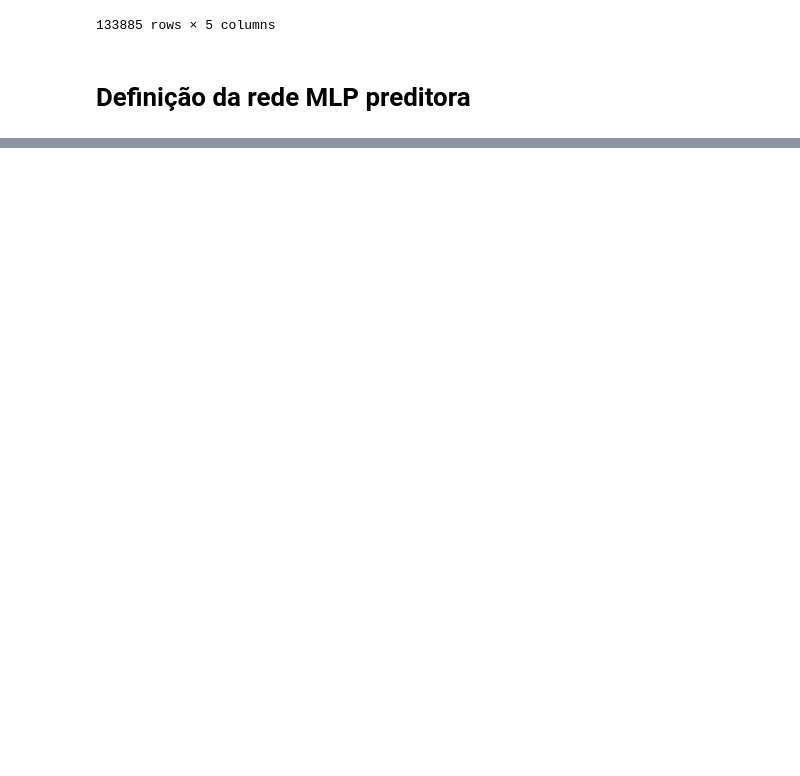
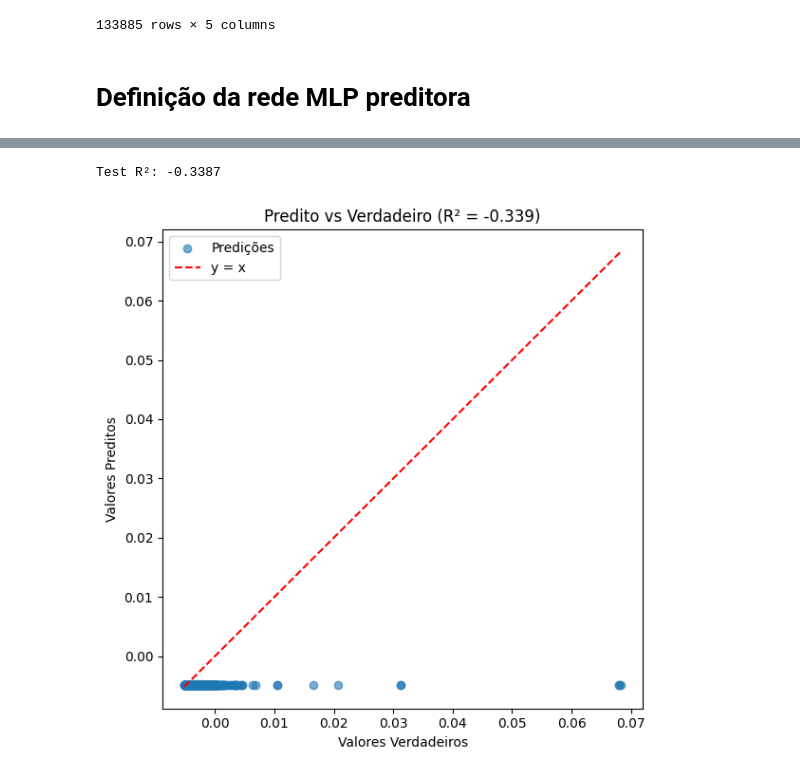
Before and after one commit to gbonavina/property-prediction-with-lstm, a Jupyter notebook: selfsupervised-learning/predictor-model.ipynb, the cells around one changed output, grey strips where cells are left out. Drawn from its saved outputs; the diff is of its cells as text; code cells hidden in the pictures; blank space fills up the shorter version.

```diff
--- a/selfsupervised-learning/predictor-model.ipynb
+++ b/selfsupervised-learning/predictor-model.ipynb
@@ -135,0 +153,3 @@ SyntaxError: incomplete input (326970354.py, line 2)
+# %%
+df = qm9[['SMILES_1', 'Property_0']]
+df.head()
@@ -135,0 +451,41 @@ SyntaxError: incomplete input (326970354.py, line 2)
+# %%
+from sklearn.metrics import r2_score
+
+# Avaliação no conjunto de teste
+model.eval()
+all_preds, all_targets = [], []
+
+with torch.no_grad():
+    for inputs, lengths, targets in test_loader:
+        inputs  = inputs.to(device)
+        lengths = lengths.to(device)
+        preds   = model(inputs, lengths)
+        all_preds.append(preds.cpu().numpy())
+        all_targets.append(targets.cpu().numpy())
+
+all_preds   = np.vstack(all_preds)
+all_targets = np.vstack(all_targets)
+
+r2 = r2_score(all_targets, all_preds)
+print(f"Test R²: {r2:.4f}")
+# %% [output]
+Test R²: -0.3387
+# %%
+import matplotlib.pyplot as plt
+
+all_targets_flat = all_targets.flatten()
+all_preds_flat   = all_preds.flatten()
+
+plt.figure(figsize=(6,6))
+plt.scatter(all_targets_flat, all_preds_flat, alpha=0.6, label='Predições')
+mn = min(all_targets_flat.min(), all_preds_flat.min())
+mx = max(all_targets_flat.max(), all_preds_flat.max())
+plt.plot([mn, mx], [mn, mx], 'r--', label='y = x')
+plt.xlabel('Valores Verdadeiros')
+plt.ylabel('Valores Preditos')
+plt.title(f'Predito vs Verdadeiro (R² = {r2:.3f})')
+plt.legend()
+plt.tight_layout()
+plt.show()
+# %% [output]
+[figure, added]
```
Also changed, not shown: parts of 25 cells of this notebook, 4 other files.
